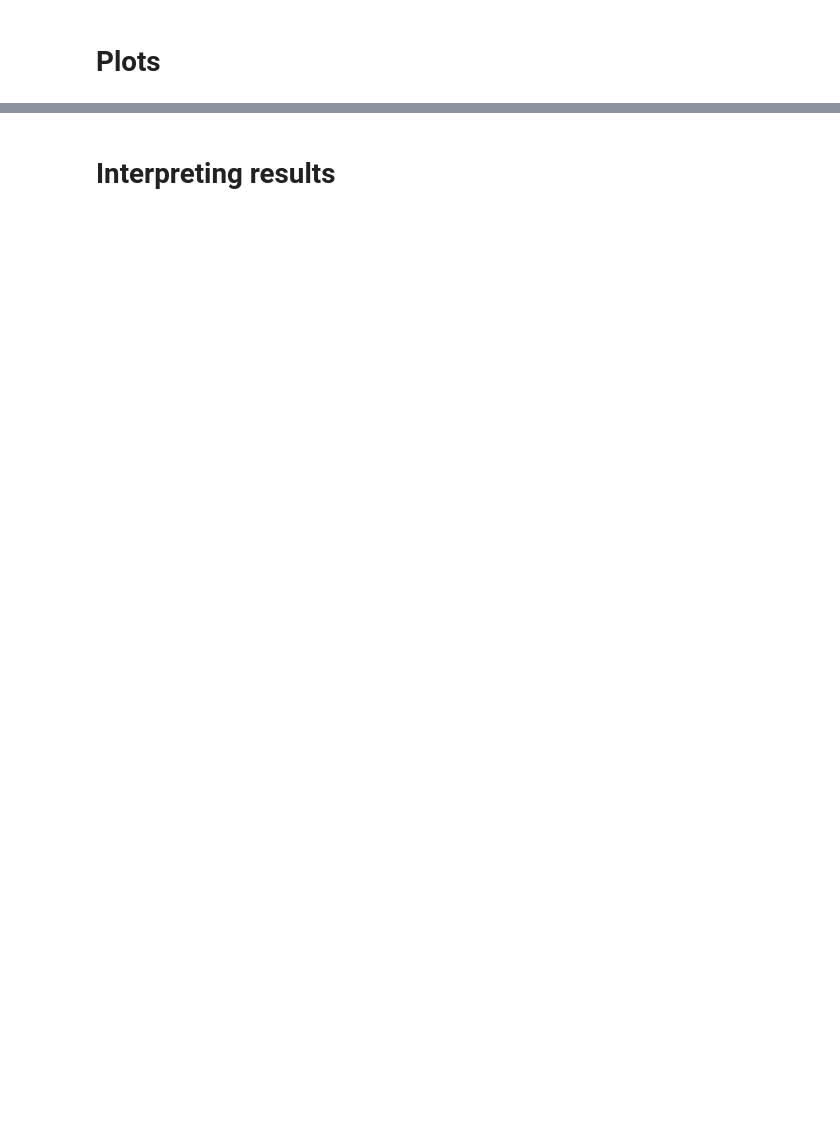
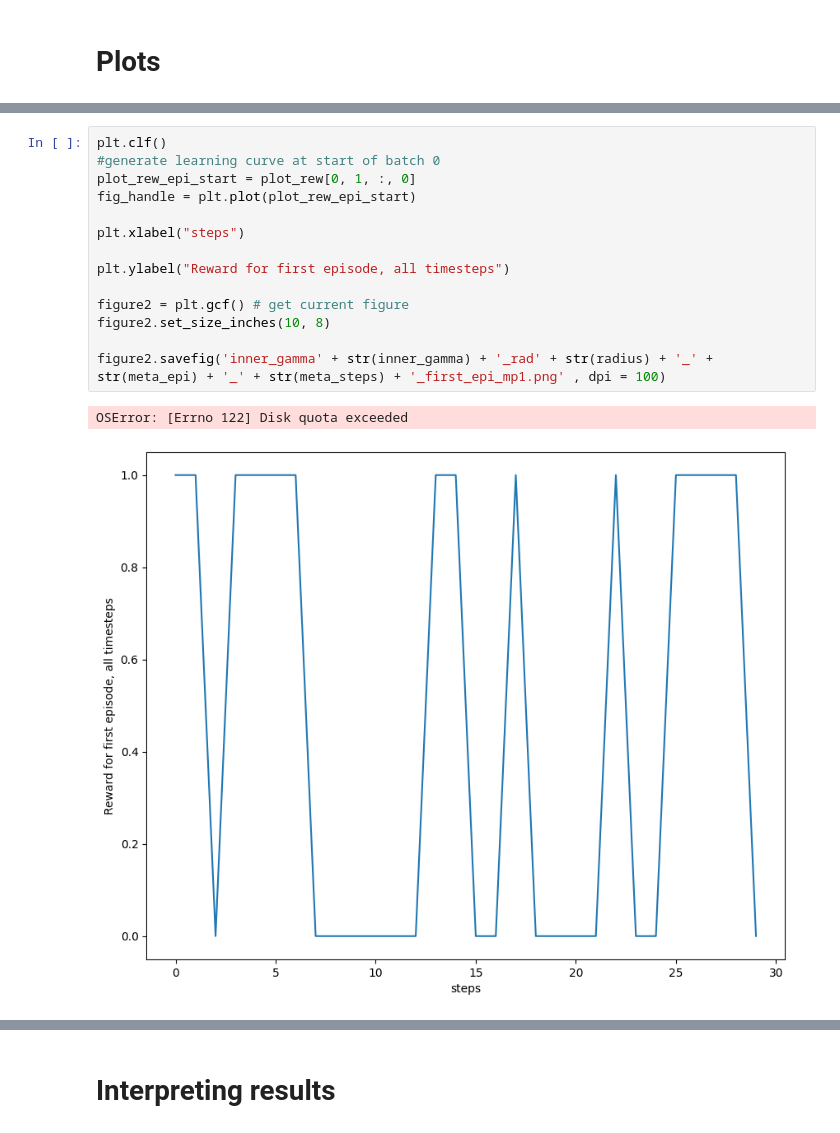
Before and after one commit to kittyfungg/4yp, a Jupyter notebook: Batch/Rmax-arch1_batch_limitedtraj.ipynb, the cells around one changed output, grey strips where cells are left out. Drawn from its saved outputs; the diff is of its cells as text; blank space fills up the shorter version.

```diff
--- a/Batch/Rmax-arch1_batch_limitedtraj.ipynb
+++ b/Batch/Rmax-arch1_batch_limitedtraj.ipynb
@@ -177 +134,18 @@ figure2.set_size_inches(10, 8)
+# %%
+plt.clf()
+#generate learning curve at start of batch 0
+plot_rew_epi_start = plot_rew[0, 1, :, 0]
+fig_handle = plt.plot(plot_rew_epi_start)
+
+plt.xlabel("steps")
+
+plt.ylabel("Reward for first episode, all timesteps")
+
+figure2 = plt.gcf() # get current figure
+figure2.set_size_inches(10, 8)
+
+figure2.savefig('inner_gamma' + str(inner_gamma) + '_rad' + str(radius) + '_' + str(meta_epi) + '_' + str(meta_steps) + '_first_epi_mp1.png' , dpi = 100)
+# %% [output]
+OSError: [Errno 122] Disk quota exceeded
+[figure, added]
 # %%
```
Also changed, not shown: parts of 13 cells of this notebook, 4 other files.
